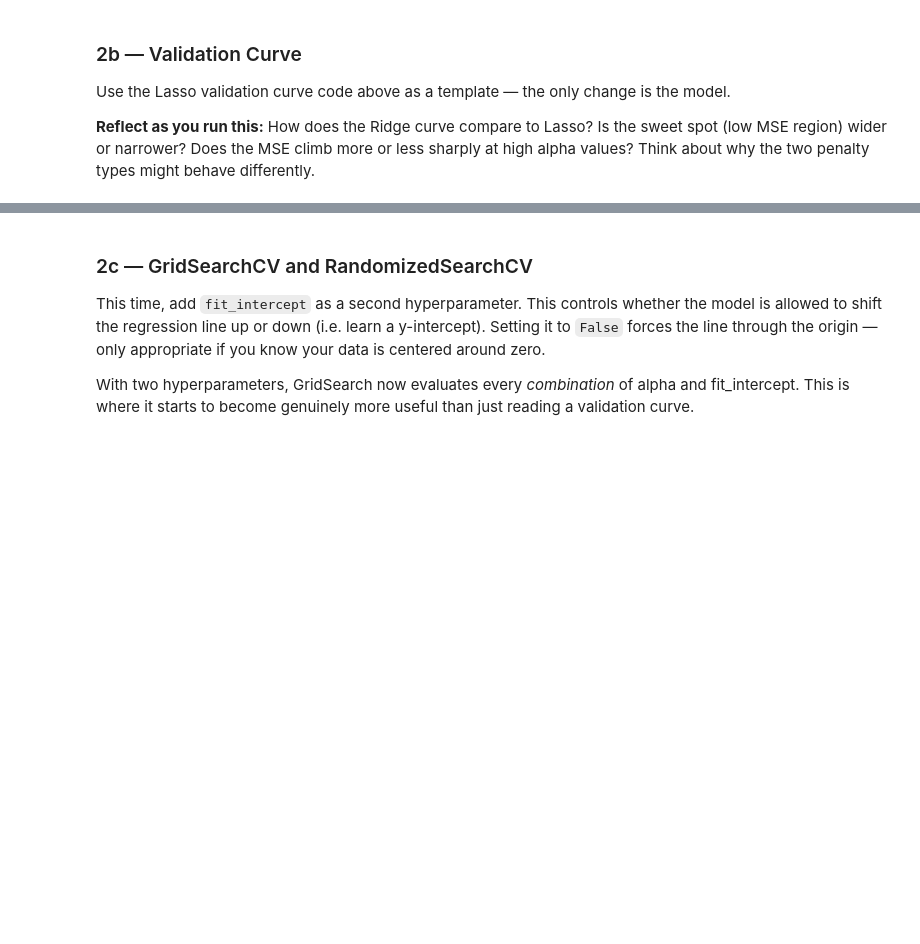
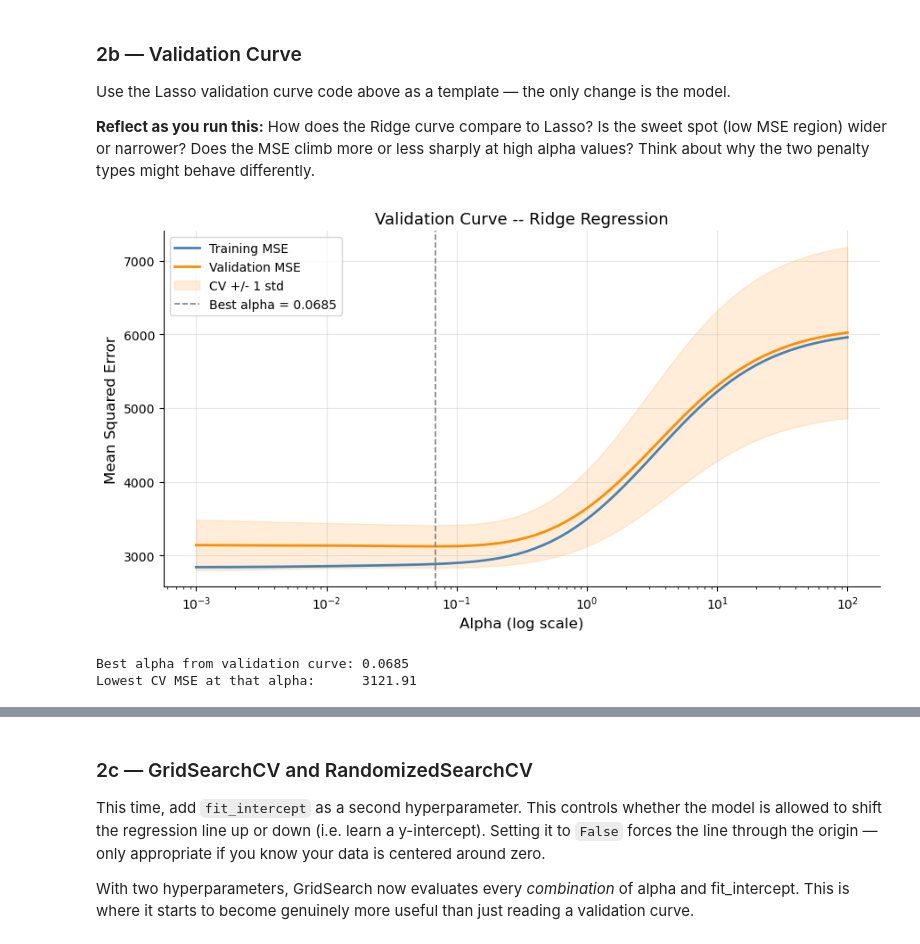
Before and after one commit to winni-datadiva/TKH-26-labs, a Jupyter notebook: Phase_2/python_workbooks/hyperparameters_Winni.ipynb, the cells around one changed output, grey strips where cells are left out. Cells and saved outputs as stored; diff of their text form; code cells hidden in the pictures; blank space fills up the shorter version.

Commit message:
in-class work up to 2b Ridge Regression

```diff
--- a/Phase_2/python_workbooks/hyperparameters_Winni.ipynb
+++ b/Phase_2/python_workbooks/hyperparameters_Winni.ipynb
@@ -250,7 +358,7 @@ Follow the same workflow as Lasso above. The TODOs will guide you through each s
 # %%
 # TODO: train a Ridge model with default alpha=1.0
 # Print MSE and RMSE on the test set
-ridge_baseline = ...
+ridge_baseline = Ridge(alpha=1.0)
 ridge_baseline.fit(X_train, y_train)
 
 y_pred_ridge_baseline = ridge_baseline.predict(X_test)
@@ -269,7 +381,64 @@ Use the Lasso validation curve code above as a template — the only change is t
 # %%
 # TODO: plot a validation curve for Ridge regression
 # Use np.logspace(-3, 2, 80) for the alpha range
 # Score by 'neg_mean_squared_error', flip the sign when plotting
 # Plot both training and CV MSE vs alpha on a log x-axis
 # Add the +/- 1 std shaded band and mark the best alpha with a dashed line
-...
+alphas = np.logspace(-3, 2, 80)
+
+# validation_curve trains and evaluates the model at every alpha value using 5-fold CV
+# for each alpha it returns train and validation scores across all 5 folds
+# neg_mean_squared_error: sklearn negates MSE so higher = better (its internal convention)
+train_scores, val_scores = validation_curve(
+    Ridge(),           # the model to evaluate
+    X_train, y_train,  # training data only — test set stays hidden
+    param_name='alpha',
+    param_range=alphas,
+    cv=5,
+    scoring='neg_mean_squared_error'
+)
+
+# average across the 5 folds and flip the sign to get positive MSE values
+train_mse_mean = -train_scores.mean(axis=1)
+val_mse_mean   = -val_scores.mean(axis=1)
+# std tells us how stable the CV estimate is — wider band means less reliable
+val_mse_std    = val_scores.std(axis=1)
+
+# find the alpha with the lowest cross-validation MSE
+best_alpha_ridge_vc = alphas[val_mse_mean.argmin()]
+
+# --- plot ---
+fig, ax = plt.subplots(figsize=(9, 5))
+
+ax.plot(alphas, train_mse_mean, label='Training MSE',   color='steelblue',  linewidth=2)
+ax.plot(alphas, val_mse_mean,   label='Validation MSE', color='darkorange', linewidth=2)
+
+# shaded band shows +/- 1 std across folds
+# a wide band means CV results were inconsistent — don't trust alpha values in that region
+ax.fill_between(
+    alphas,
+    val_mse_mean - val_mse_std,
+    val_mse_mean + val_mse_std,
+    alpha=0.15, color='darkorange', label='CV +/- 1 std'
+)
+
+# mark the best alpha so we can visually confirm the search range makes sense
+ax.axvline(best_alpha_ridge_vc, color='gray', linestyle='--', linewidth=1.2,
+           label=f'Best alpha = {best_alpha_ridge_vc:.4f}')
+
+ax.set_xscale('log')  # log scale on x-axis matches our logspace alpha range
+ax.set_xlabel('Alpha (log scale)', fontsize=12)
+ax.set_ylabel('Mean Squared Error', fontsize=12)
+ax.set_title('Validation Curve -- Ridge Regression', fontsize=13)
+ax.legend()
+ax.grid(True, alpha=0.3)
+sns.despine()
+plt.tight_layout()
+plt.show()
+
+print(f"Best alpha from validation curve: {best_alpha_ridge_vc:.4f}")
+print(f"Lowest CV MSE at that alpha:      {val_mse_mean.min():.2f}")
+# %% [output]
+[figure, added]
+Best alpha from validation curve: 0.0685
+Lowest CV MSE at that alpha:      3121.91
```
Also changed, not shown: parts of 10 cells of this notebook.
